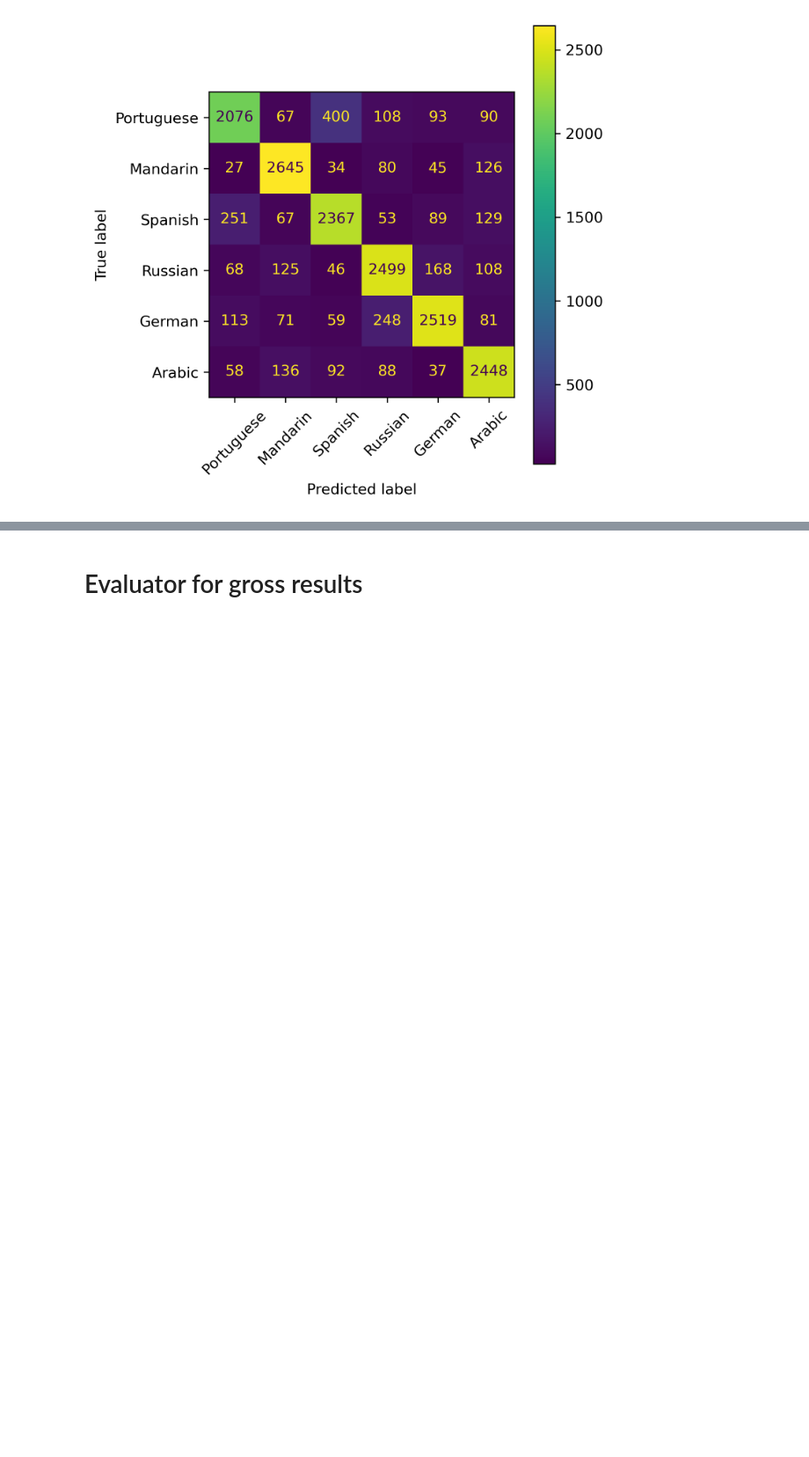
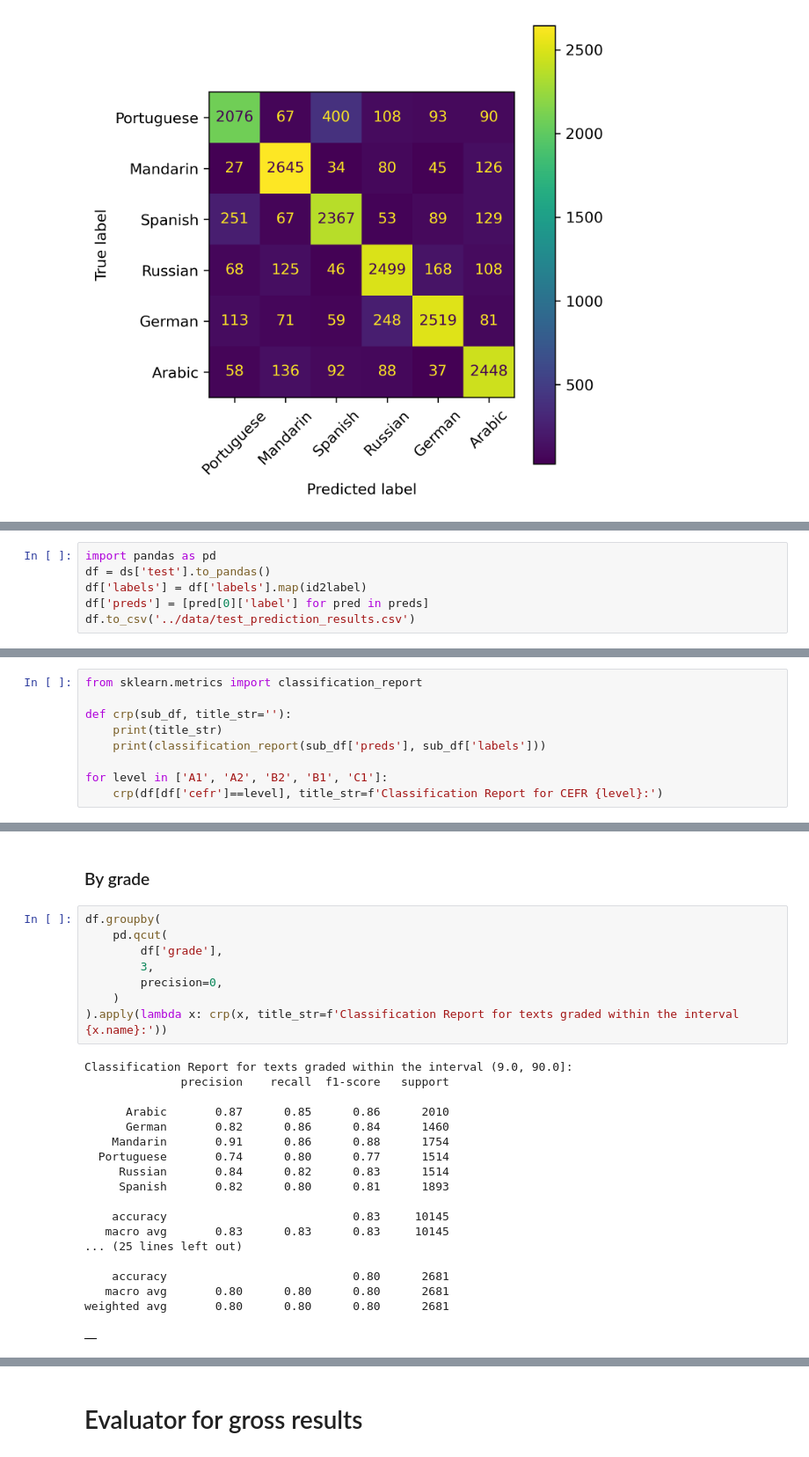
Before and after one commit to langdonholmes/nli-transformers-showcase, a Jupyter notebook: src/eval_model.ipynb, the cells around one changed output, grey strips where cells are left out. Shown at 88% size. Cells and saved outputs as stored; diff of their text form; blank space fills up the shorter version.

```diff
--- a/src/eval_model.ipynb
+++ b/src/eval_model.ipynb
@@ -45,0 +48,6 @@ disp.figure_.savefig('../images/confusion-matrix-1.png')
+# %%
+import pandas as pd
+df = ds['test'].to_pandas()
+df['labels'] = df['labels'].map(id2label)
+df['preds'] = [pred[0]['label'] for pred in preds]
+df.to_csv('../data/test_prediction_results.csv')
@@ -45,0 +56,9 @@ disp.figure_.savefig('../images/confusion-matrix-1.png')
+# %%
+from sklearn.metrics import classification_report
+
+def crp(sub_df, title_str=''):
+    print(title_str)
+    print(classification_report(sub_df['preds'], sub_df['labels']))
+
+for level in ['A1', 'A2', 'B2', 'B1', 'C1']:
+    crp(df[df['cefr']==level], title_str=f'Classification Report for CEFR {level}:')
@@ -45,0 +83,29 @@ disp.figure_.savefig('../images/confusion-matrix-1.png')
+# %% [markdown]
+### By grade
+# %%
+df.groupby(
+    pd.qcut(
+        df['grade'],
+        3,
+        precision=0,
+    )
+).apply(lambda x: crp(x, title_str=f'Classification Report for texts graded within the interval {x.name}:'))
+# %% [output]
+Classification Report for texts graded within the interval (9.0, 90.0]:
+              precision    recall  f1-score   support
+
+      Arabic       0.87      0.85      0.86      2010
+      German       0.82      0.86      0.84      1460
+    Mandarin       0.91      0.86      0.88      1754
+  Portuguese       0.74      0.80      0.77      1514
+     Russian       0.84      0.82      0.83      1514
+     Spanish       0.82      0.80      0.81      1893
+
+    accuracy                           0.83     10145
+   macro avg       0.83      0.83      0.83     10145
+... (25 lines left out)
+
+    accuracy                           0.80      2681
+   macro avg       0.80      0.80      0.80      2681
+weighted avg       0.80      0.80      0.80      2681
+|  |
```
Also changed, not shown: parts of 7 cells of this notebook, 8 other files.
